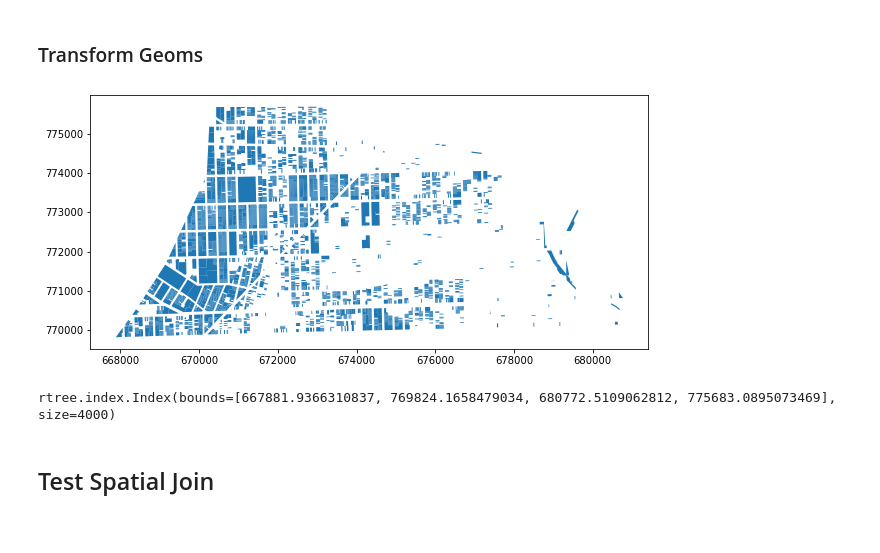
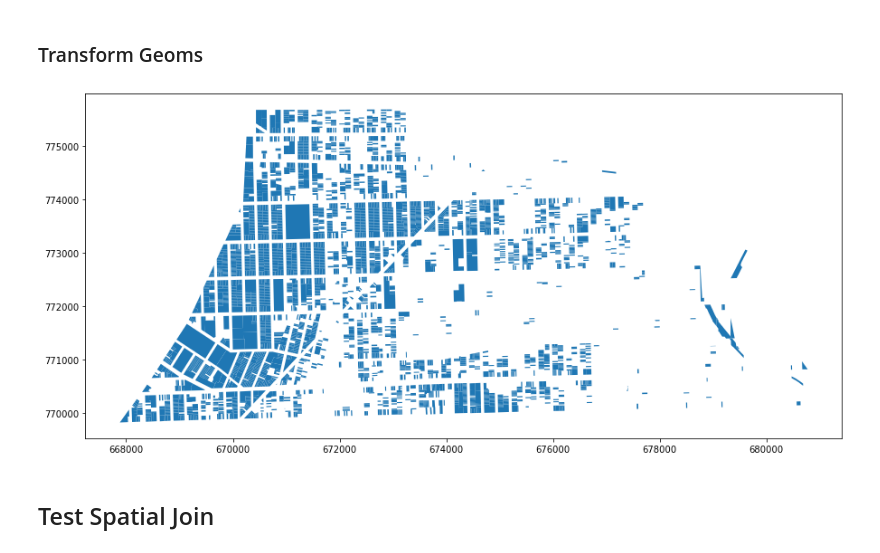
Before and after one commit to raphaellaude/geo-obb, a Jupyter notebook: examples/parcel_obbs.ipynb, the cells around one changed output. Cells and saved outputs as stored; diff of their text form; code cells hidden in the pictures.

```diff
--- a/examples/parcel_obbs.ipynb
+++ b/examples/parcel_obbs.ipynb
@@ -106,12 +107,3 @@ median_obb_idx
 514
 # %% [markdown]
 ### Transform Geoms
-# %%
-tvect = obb.pca_eigenvectors(geo_arrs[median_obb_idx])
-
-rot_geos = gdf.geometry.map(lambda g: obb.transform_geom_coords(g, tvect))
-rot_geos = gpd.GeoDataFrame(rot_geos, crs=gdf.crs)
-
-rot_geos.plot(figsize=(10, 10));
-# %% [output]
-[figure, removed]
@@ -120,7 +110,13 @@ rot_geos.to_file('../data/rot_geos_2.shp')
-# %%
-rot_geos.sindex
-# %% [output]
-rtree.index.Index(bounds=[667881.9366310837, 769824.1658479034, 680772.5109062812, 775683.0895073469], size=4000)
+# %%
+tvect = obb.pca_eigenvectors(geo_arrs[median_obb_idx])
+af_mat = np.append(np.ravel(tvect.T), np.zeros(2))
+
+rot_geos = gdf.copy()
+rot_geos.geometry = gdf.geometry.affine_transform(af_mat)
+
+rot_geos.plot(figsize=(15, 15));
+# %% [output]
+[figure, added]
 # %% [markdown]
 ## Test Spatial Join
 # %% [markdown]
```
Also changed, not shown: parts of 20 cells of this notebook.
